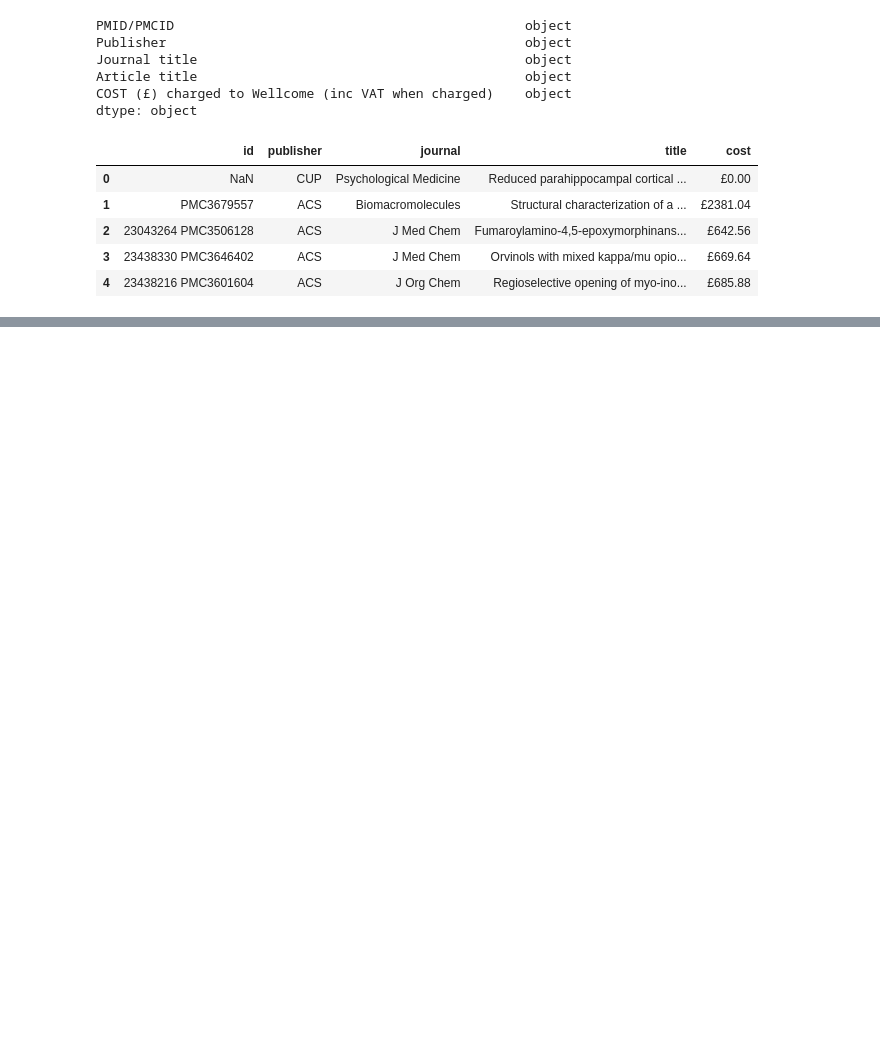
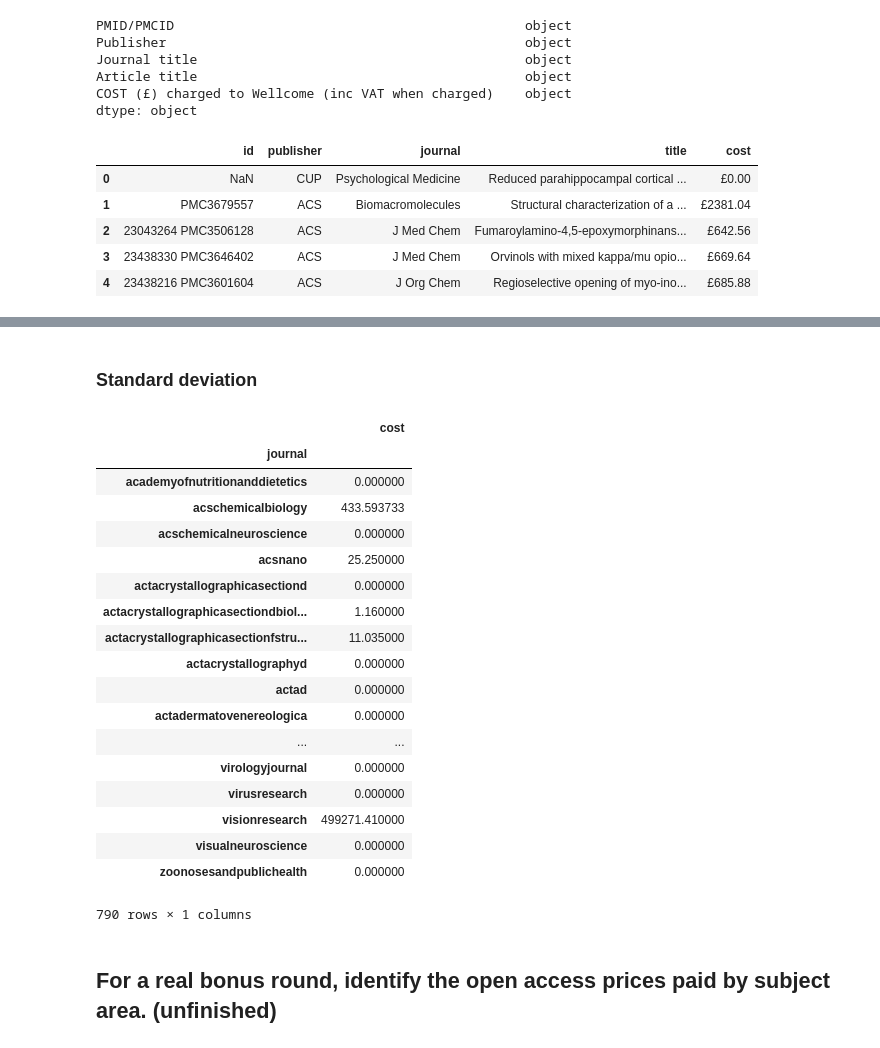
Before and after one commit to antdevelopment/Thinkful-Data-Science-Course, a Jupyter notebook: bootcamp/unit-1/lesson-3/data-cleaning-and-validation/data_cleaning_validation.ipynb, the cells around one changed output, grey strips where cells are left out. Saved outputs shown, nothing was run; the diff lists cells and outputs as text; code cells hidden in the pictures; blank space fills up the shorter version.

```diff
--- a/bootcamp/unit-1/lesson-3/data-cleaning-and-validation/data_cleaning_validation.ipynb
+++ b/bootcamp/unit-1/lesson-3/data-cleaning-and-validation/data_cleaning_validation.ipynb
@@ -137,0 +138,26 @@ wellcome.describe(include='all')
+# %% [markdown]
+### Standard deviation
+# %%
+journals.std(ddof=0)
+# %% [output]
+|  | cost |
+| journal |  |
+| academyofnutritionanddietetics | 0.000000 |
+| acschemicalbiology | 433.593733 |
+| acschemicalneuroscience | 0.000000 |
+| acsnano | 25.250000 |
+| actacrystallographicasectiond | 0.000000 |
+| actacrystallographicasectiondbiol... | 1.160000 |
+| actacrystallographicasectionfstru... | 11.035000 |
+| actacrystallographyd | 0.000000 |
+| actad | 0.000000 |
+| actadermatovenereologica | 0.000000 |
+| ... | ... |
+| virologyjournal | 0.000000 |
+| virusresearch | 0.000000 |
+| visionresearch | 499271.410000 |
+| visualneuroscience | 0.000000 |
+| zoonosesandpublichealth | 0.000000 |
+790 rows × 1 columns
+# %% [markdown]
+## For a real bonus round, identify the open access prices paid by subject area. (unfinished)
```
Also changed, not shown: parts of 16 cells of this notebook.
